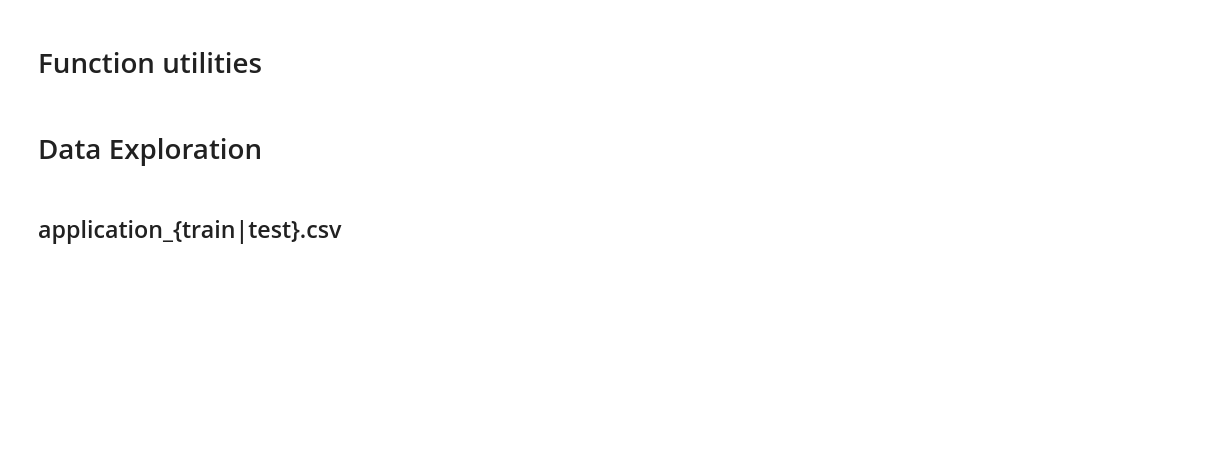
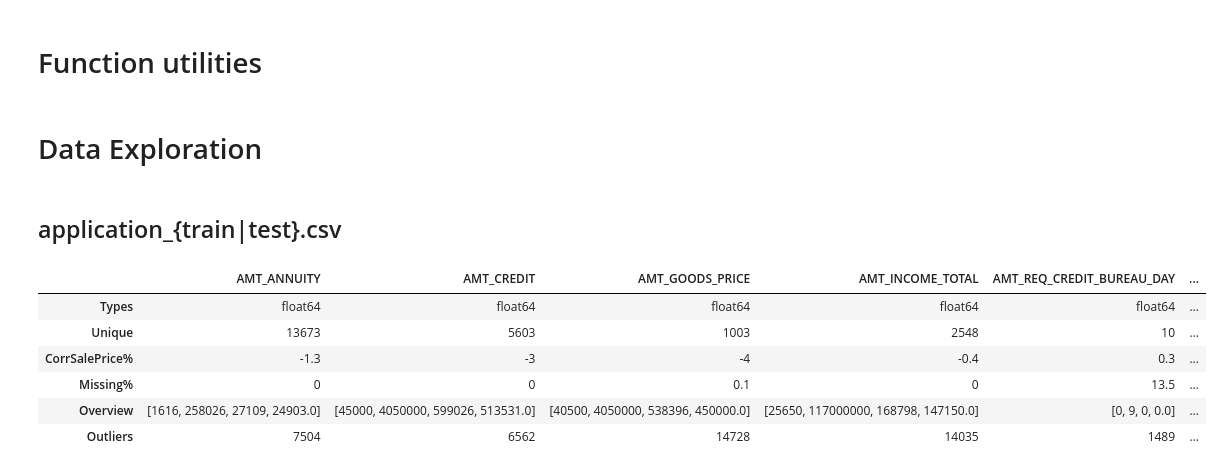
Before and after one commit to robertocommit/neural, a Jupyter notebook: Home_Credit_Default_Risk.ipynb, the cells around one changed output. Cells and saved outputs as stored; diff of their text form; code cells hidden in the pictures; blank space fills up the shorter version.

```diff
--- a/Home_Credit_Default_Risk.ipynb
+++ b/Home_Credit_Default_Risk.ipynb
@@ -71,7 +71,7 @@ def split_columns_by_type(input_df):
 # %%
 def smart_overview(input_df, numerical_columns):
   list_of_numerics = input_df.select_dtypes(include=['float', 'int']).columns
-  countUnique = input_df.
+  countUnique = [len(input_df[column].unique()) for column in input_df.columns]
   corrSalePrice = round(input_df[numerical_columns].corrwith(input_df['TARGET']), 3) * 100
   types = input_df.dtypes
   missing = round((input_df.isnull().sum()/input_df.shape[0]),3)*100
@@ -89,6 +89,7 @@ def smart_overview(input_df, numerical_columns):
         if x.name in list_of_numerics else ''))
   explore_df = pd.DataFrame({
     'Types': types,
+    'Unique': countUnique,
     'CorrSalePrice%': corrSalePrice,
     'Missing%': missing,
     'Overview': overview,
@@ -107,6 +108,14 @@ application_train_df = application_train_df[application_train_columns]
 # %%
 temp_columns_type = split_columns_by_type(application_train_df)
 temp_numerical_columns = temp_columns_type[0]
-smart_overview(application_test_df, temp_numerical_columns)
+smart_overview(application_train_df, temp_numerical_columns)
+# %% [output]
+|  | AMT_ANNUITY | AMT_CREDIT | AMT_GOODS_PRICE | AMT_INCOME_TOTAL | AMT_REQ_CREDIT_BUREAU_DAY | ... |
+| Types | float64 | float64 | float64 | float64 | float64 | ... |
+| Unique | 13673 | 5603 | 1003 | 2548 | 10 | ... |
+| CorrSalePrice% | -1.3 | -3 | -4 | -0.4 | 0.3 | ... |
+| Missing% | 0 | 0 | 0.1 | 0 | 13.5 | ... |
+| Overview | [1616, 258026, 27109, 24903.0] | [45000, 4050000, 599026, 513531.0] | [40500, 4050000, 538396, 450000.0] | [25650, 117000000, 168798, 147150.0] | [0, 9, 0, 0.0] | ... |
+| Outliers | 7504 | 6562 | 14728 | 14035 | 1489 | ... |
 # %%
 application_train_df.head(5)
```
Also changed, not shown: parts of 3 cells of this notebook.
